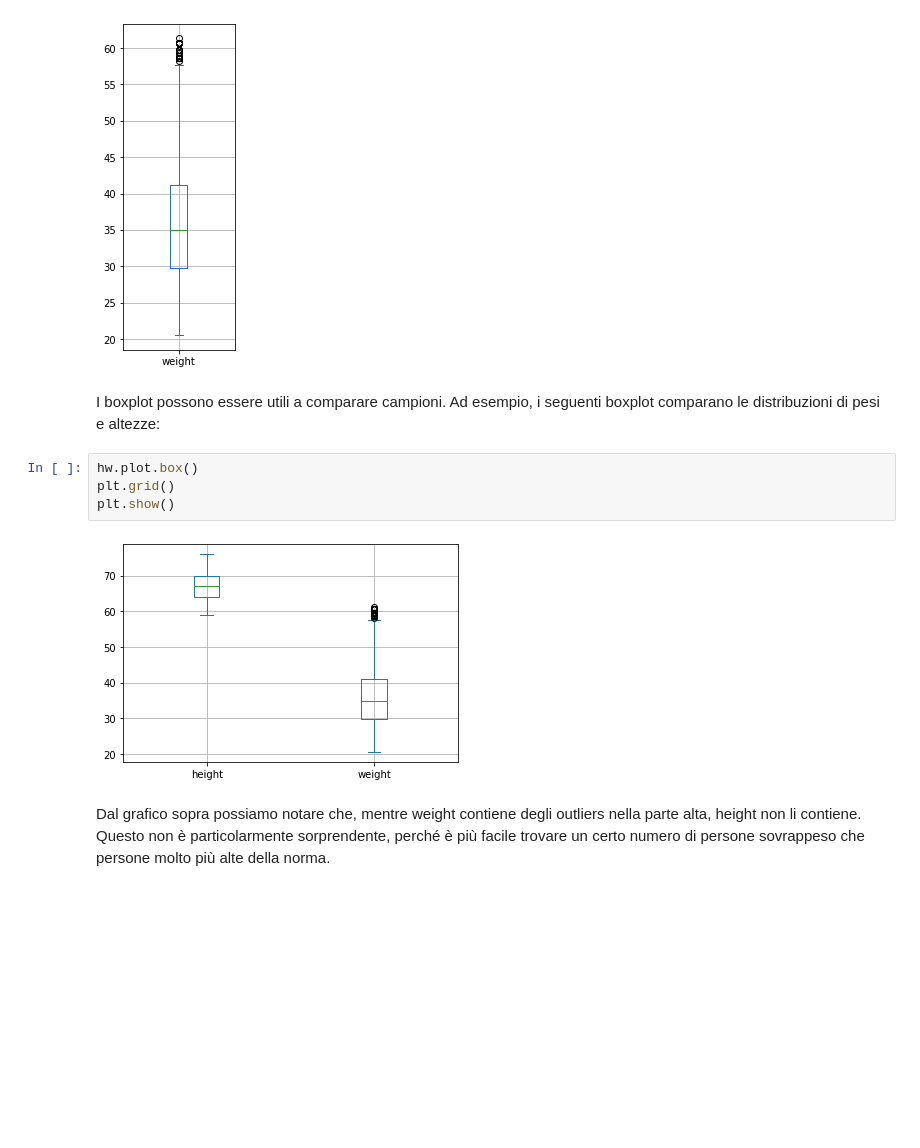
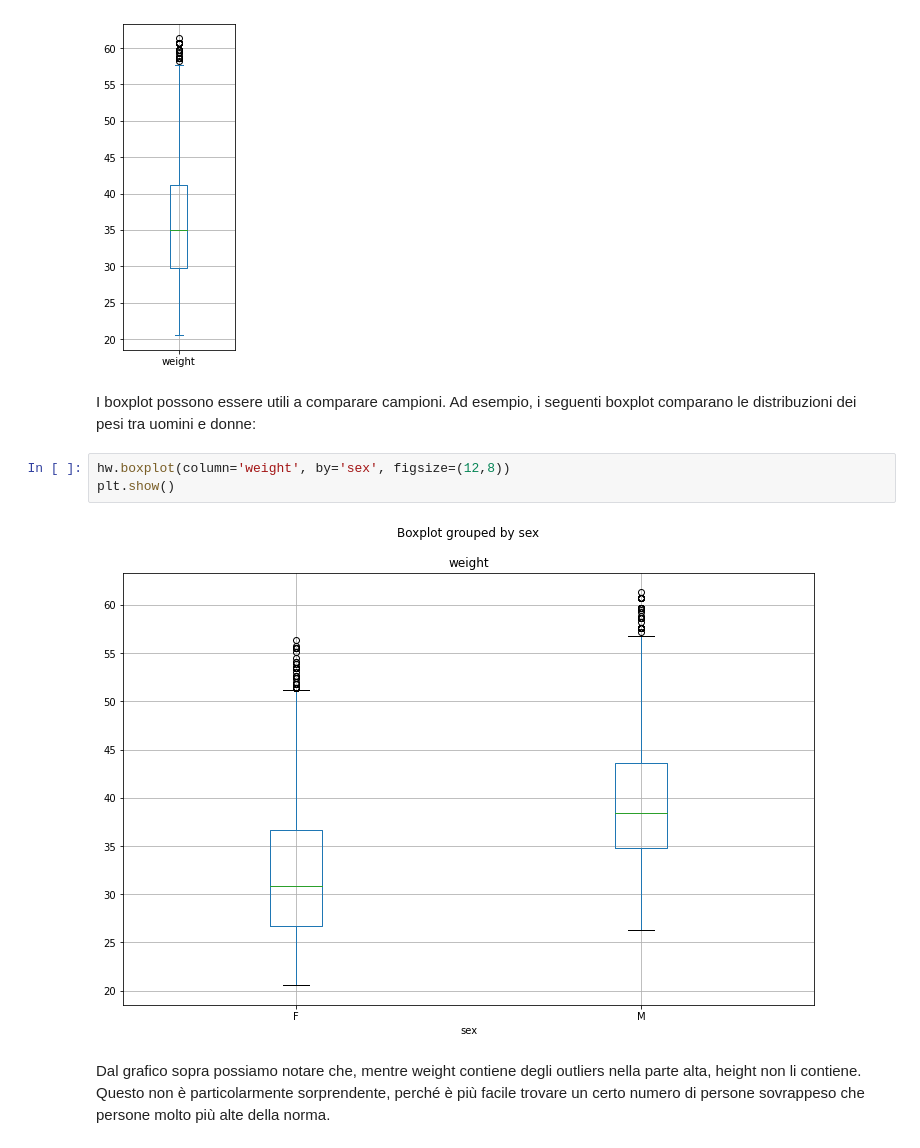
Before and after one commit to antoninofurnari/fadlecturenotes2425, a Jupyter notebook: lecturenotes/lectures/05_misure_di_tendenza_centrale_dispersione_e_forma.ipynb, the cells around one changed output. Cells and saved outputs as stored; diff of their text form; blank space fills up the shorter version.

```diff
--- a/lecturenotes/lectures/05_misure_di_tendenza_centrale_dispersione_e_forma.ipynb
+++ b/lecturenotes/lectures/05_misure_di_tendenza_centrale_dispersione_e_forma.ipynb
@@ -754,13 +755,12 @@ plt.show()
 # %% [output]
 [figure]
 # %% [markdown]
-I boxplot possono essere utili a comparare campioni. Ad esempio, i seguenti boxplot comparano le distribuzioni di pesi e altezze:
+I boxplot possono essere utili a comparare campioni. Ad esempio, i seguenti boxplot comparano le distribuzioni dei pesi tra uomini e donne:
-# %%
-hw.plot.box()
-plt.grid()
-plt.show()
-# %% [output]
-[figure, removed]
+# %%
+hw.boxplot(column='weight', by='sex', figsize=(12,8))
+plt.show()
+# %% [output]
+[figure, added]
 # %% [markdown]
 Dal grafico sopra possiamo notare che, mentre weight contiene degli outliers nella parte alta, height non li contiene. Questo non è particolarmente sorprendente, perché è più facile trovare un certo numero di persone sovrappeso che persone molto più alte della norma.
 # %% [markdown]
```
Also changed, not shown: parts of 2 cells of this notebook.
